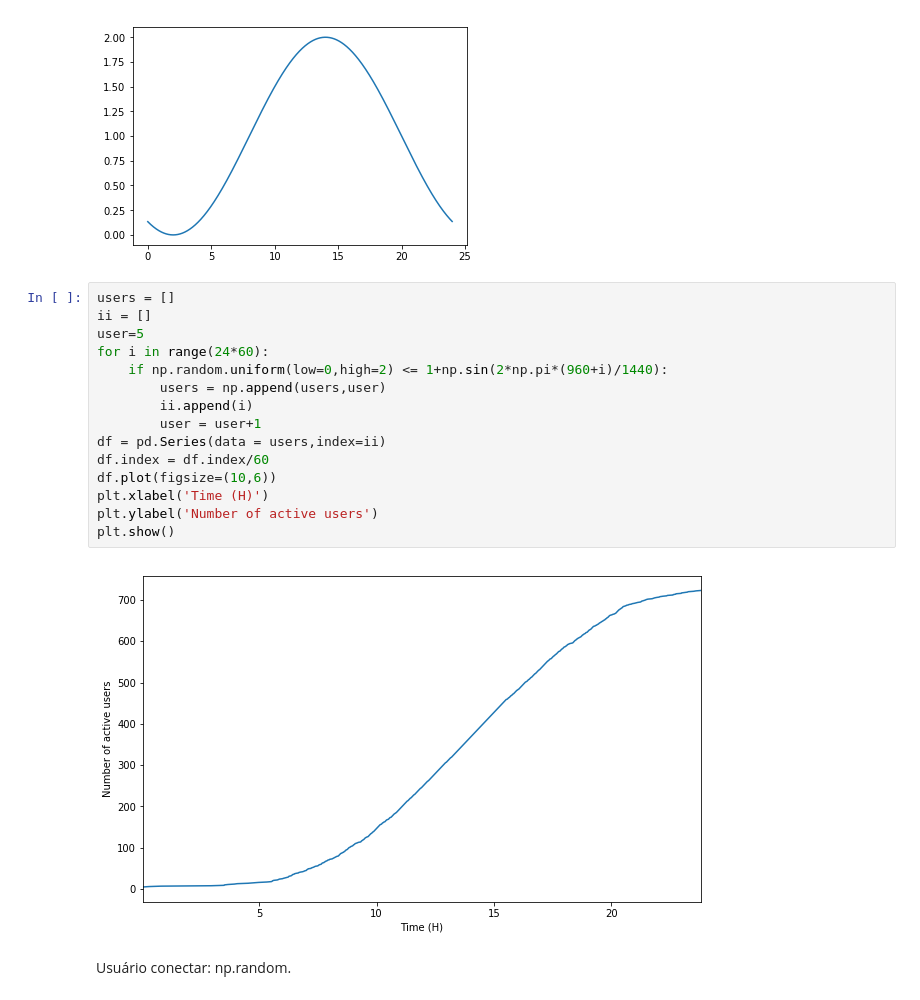
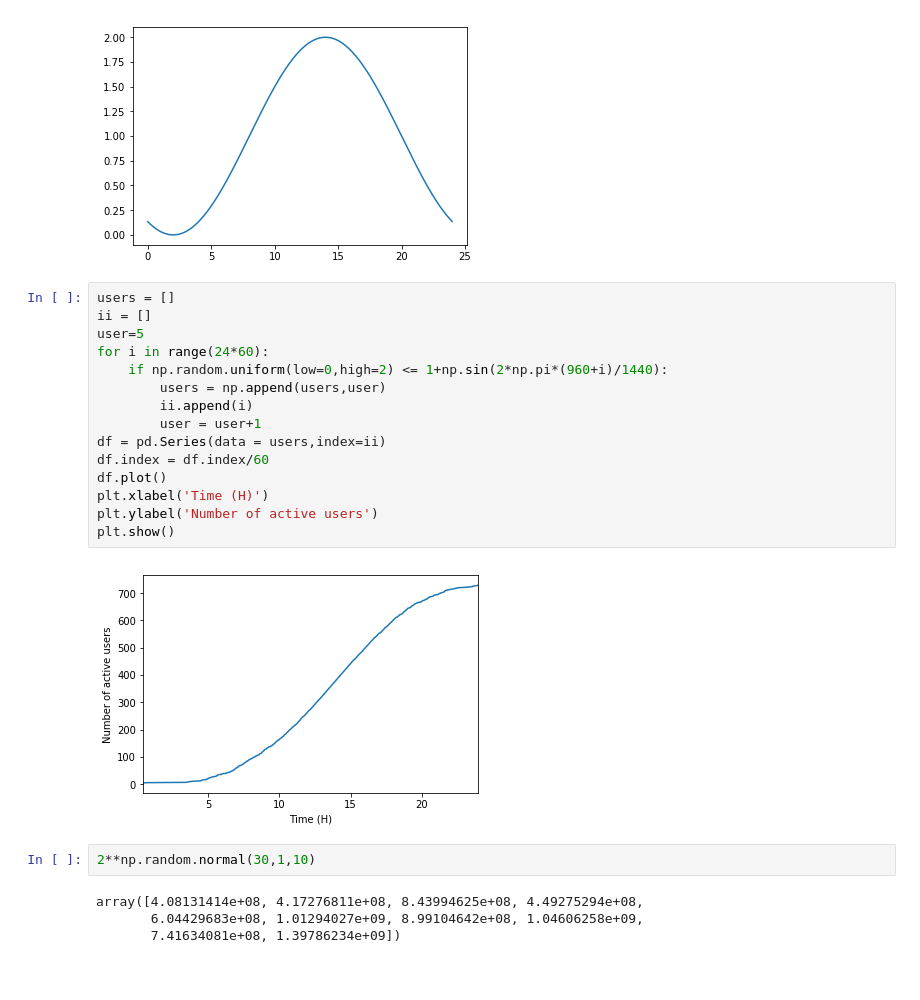
Before and after one commit to Yurisalesr/IC, a Jupyter notebook: Teste-trafego.ipynb, the cells around one changed output. Drawn from its saved outputs; the diff is of its cells as text; blank space fills up the shorter version.

```diff
--- a/Teste-trafego.ipynb
+++ b/Teste-trafego.ipynb
@@ -46,20 +46,23 @@ plt.show()
 # %%
 users = []
 ii = []
 user=5
 for i in range(24*60):
     if np.random.uniform(low=0,high=2) <= 1+np.sin(2*np.pi*(960+i)/1440):
         users = np.append(users,user)
         ii.append(i)
         user = user+1
 df = pd.Series(data = users,index=ii)
 df.index = df.index/60
-df.plot(figsize=(10,6))
+df.plot()
 plt.xlabel('Time (H)')
 plt.ylabel('Number of active users')
 plt.show()
 # %% [output]
-[figure, old version]
+[figure, new version]
-# %% [markdown]
-Usuário conectar:
-np.random.
+# %%
+2**np.random.normal(30,1,10)
+# %% [output]
+array([4.08131414e+08, 4.17276811e+08, 8.43994625e+08, 4.49275294e+08,
+       6.04429683e+08, 1.01294027e+09, 8.99104642e+08, 1.04606258e+09,
+       7.41634081e+08, 1.39786234e+09])
```
Also changed, not shown: parts of 5 cells of this notebook.
